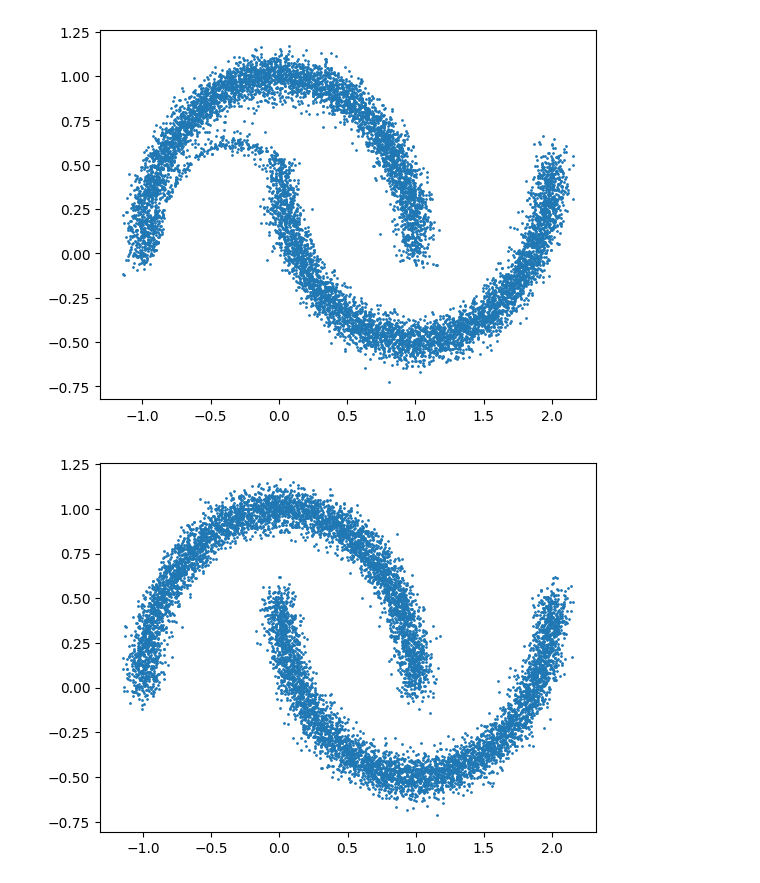
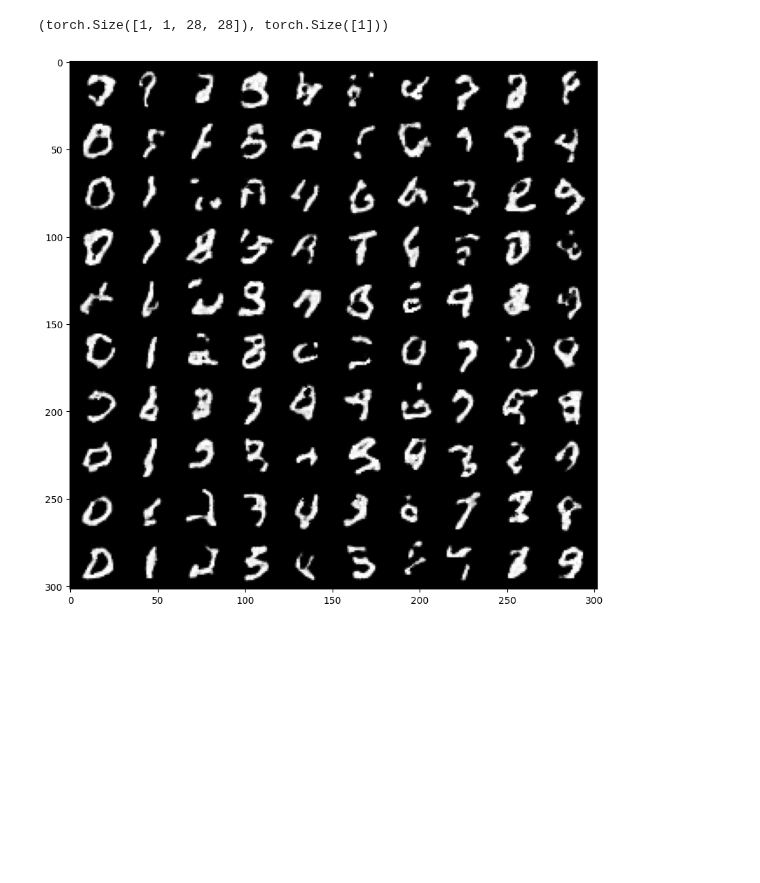
Before and after one commit to PaulBuechler-git/nf-for-inv-problems, a Jupyter notebook: notebooks/patch_flow_eval.ipynb, the cells around one changed output. Cells and saved outputs as stored; diff of their text form; code cells hidden in the pictures; blank space fills up the shorter version.

```diff
--- a/notebooks/patch_flow_eval.ipynb
+++ b/notebooks/patch_flow_eval.ipynb
@@ -9,7 +12,7 @@ from flow_models.TwoMoonFlow import TwoMoonFlow
 # %%
-model = 'patch_flow_mnist'
-version = 1
-selected_checkpoint = 0
+model = 'patch_flow'
+version = 2
+selected_checkpoint = 19
 # %%
 regex = re.compile(r'epoch=(\d+)-step=\d+\.ckpt')
 path_to_checkpoint = f'../tb_logs/{model}/version_{version}'
@@ -31,2 +34,2 @@ Checkpoint:../tb_logs/patch_flow_two_moon/version_1/checkpoints/epoch=0-step=800
 # %%
-flow = TwoMoonFlow.load_from_checkpoint(checkpoint_path=checkpoint_path, hparams_file=h_params)
+flow = PatchFlow.load_from_checkpoint(checkpoint_path=checkpoint_path, hparams_file=h_params, map_location='cpu')
@@ -39,10 +35,0 @@ def plot_scatter(samples):
-# %%
-plot_scatter(flow.sample(10000))
-# %% [output]
-[figure, removed]
-# %%
-#transform = transforms.Compose([transforms.Lambda(lambda p: 0.20 * (p + 2))])
-dataset = TwoMoonDataset(noise=0.06, sample_count=10000)
-plot_scatter(dataset)
-# %% [output]
-[figure, removed]
@@ -48,0 +38,16 @@ plot_scatter(dataset)
+# %%
+img.shape, labels.shape
+# %% [output]
+(torch.Size([1, 1, 28, 28]), torch.Size([1]))
+# %%
+num_sample = 10
+num_classes = 10
+with torch.no_grad():
+    y = torch.arange(num_classes).repeat(num_sample)
+    x, _ = flow.model.sample(y=y)
+    x_ = torch.clamp(x, 0, 1)
+    plt.figure(figsize=(10, 10))
+    plt.imshow(np.transpose(tv.utils.make_grid(x_, nrow=num_classes).cpu().numpy(), (1, 2, 0)))
+    plt.show()
+# %% [output]
+[figure, added]
```
Also changed, not shown: parts of 4 cells of this notebook, 2 other files.
